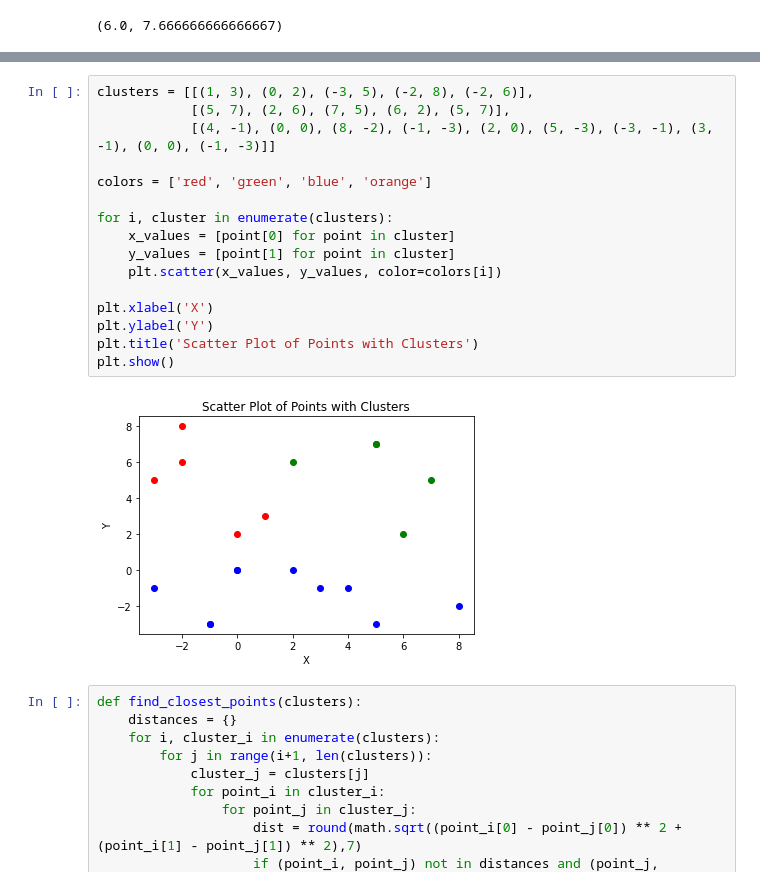
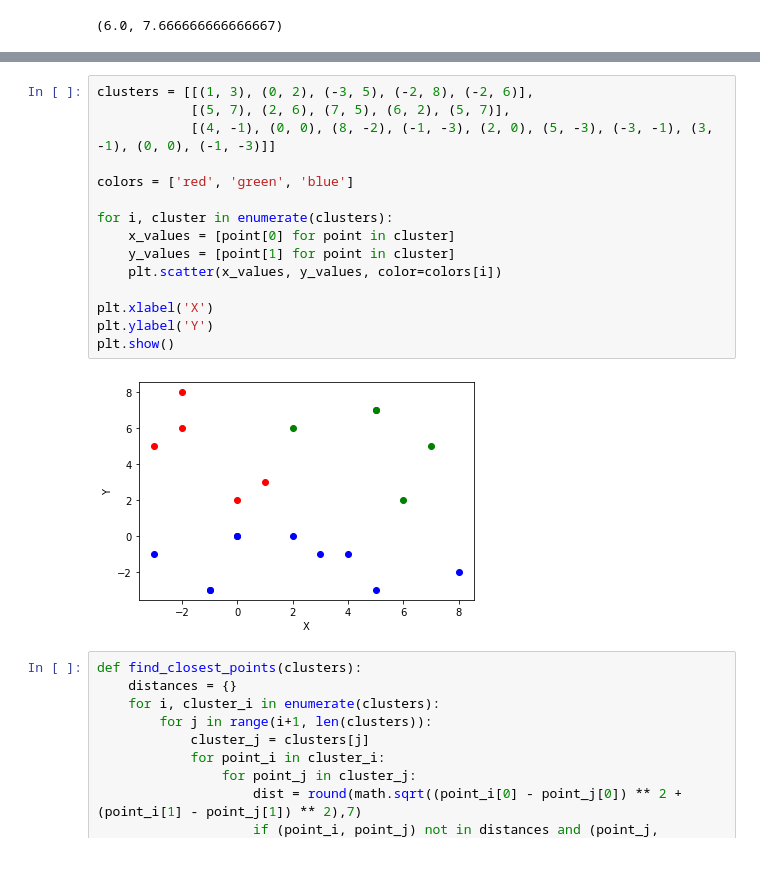
Before and after one commit to Amirgh2001/algorithm-design-exam, a Jupyter notebook: firstQuestion.ipynb, the cells around one changed output, grey strips where cells are left out. Cells and saved outputs as stored; diff of their text form.

```diff
--- a/firstQuestion.ipynb
+++ b/firstQuestion.ipynb
@@ -45,21 +45,20 @@ print(kmeans(points, 3))
 # %%
 clusters = [[(1, 3), (0, 2), (-3, 5), (-2, 8), (-2, 6)],
             [(5, 7), (2, 6), (7, 5), (6, 2), (5, 7)],
             [(4, -1), (0, 0), (8, -2), (-1, -3), (2, 0), (5, -3), (-3, -1), (3, -1), (0, 0), (-1, -3)]]
 
-colors = ['red', 'green', 'blue', 'orange']
+colors = ['red', 'green', 'blue']
 
 for i, cluster in enumerate(clusters):
     x_values = [point[0] for point in cluster]
     y_values = [point[1] for point in cluster]
     plt.scatter(x_values, y_values, color=colors[i])
 
 plt.xlabel('X')
 plt.ylabel('Y')
-plt.title('Scatter Plot of Points with Clusters')
 plt.show()
 # %% [output]
-[figure, old version]
+[figure, new version]
 # %%
 def find_closest_points(clusters):
     distances = {}
```
Also changed, not shown: parts of 1 cell of this notebook, 4 other files.
